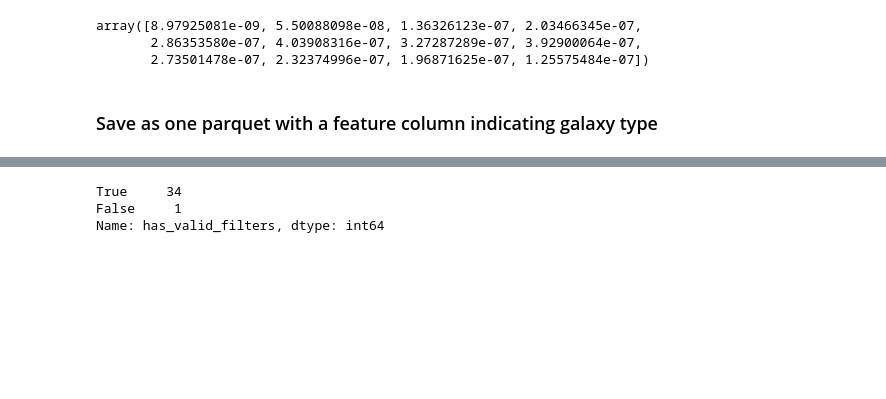
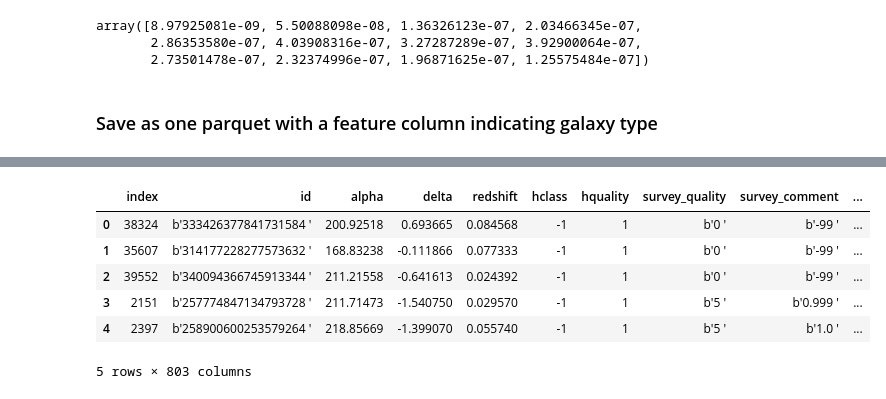
Before and after one commit to mwalmsley/agnfinder, a Jupyter notebook: notebooks/fitting_real_galaxies/catalog_to_parquet.ipynb, the cells around one changed output, grey strips where cells are left out. Drawn from its saved outputs; the diff is of its cells as text; code cells hidden in the pictures; blank space fills up the shorter version.

```diff
--- a/notebooks/fitting_real_galaxies/catalog_to_parquet.ipynb
+++ b/notebooks/fitting_real_galaxies/catalog_to_parquet.ipynb
@@ -145,14 +174,24 @@ def does_galaxy_load(galaxy):
         return True
     except ValueError:
         return False
-# %%
-df['has_valid_filters'] = df.apply(does_galaxy_load, axis=1)
-df['has_valid_filters'].value_counts()
-# %% [output]
-True     34
-False     1
-Name: has_valid_filters, dtype: int64
-# %%
-df = df.query('has_valid_filters==True')
-df.to_parquet(os.path.join(data_dir, 'uk_ir_selection.parquet'))
-df.to_parquet('data/uk_ir_selection.parquet')
+# %%
+rf_cols_no_outlier = rf_cols[:-1]
+# %%
+n_per_class = 150
+candidate_dfs = []
+for col in rf_cols_no_outlier:
+    cdf = df.sort_values(col, ascending=False)[:n_per_class]
+    cdf['has_valid_filters'] = cdf.apply(does_galaxy_load, axis=1)
+    cdf = cdf.query('has_valid_filters==True').reset_index()
+    candidate_dfs.append(cdf)
+# %%
+selected_df = pd.concat(candidate_dfs, axis=0)
+selected_df.head()
+# %% [output]
+|  | index | id | alpha | delta | redshift | hclass | hquality | survey_quality | survey_comment | ... |
+| 0 | 38324 | b'333426377841731584 ' | 200.92518 | 0.693665 | 0.084568 | -1 | 1 | b'0 ' | b'-99 ' | ... |
+| 1 | 35607 | b'314177228277573632 ' | 168.83238 | -0.111866 | 0.077333 | -1 | 1 | b'0 ' | b'-99 ' | ... |
+| 2 | 39552 | b'340094366745913344 ' | 211.21558 | -0.641613 | 0.024392 | -1 | 1 | b'0 ' | b'-99 ' | ... |
+| 3 | 2151 | b'257774847134793728 ' | 211.71473 | -1.540750 | 0.029570 | -1 | 1 | b'5 ' | b'0.999 ' | ... |
+| 4 | 2397 | b'258900600253579264 ' | 218.85669 | -1.399070 | 0.055740 | -1 | 1 | b'5 ' | b'1.0 ' | ... |
+5 rows × 803 columns
```
Also changed, not shown: parts of 21 cells of this notebook.
